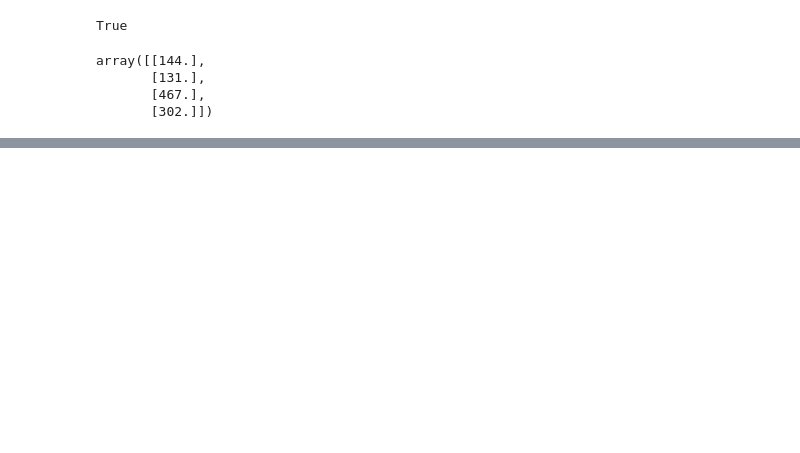
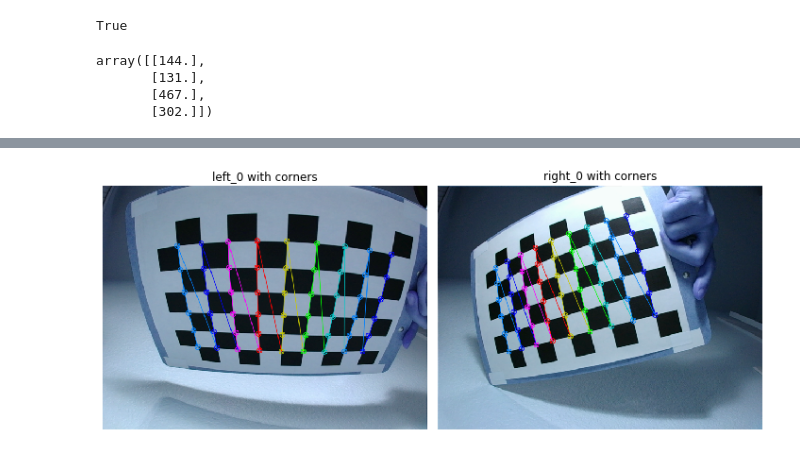
Before and after one commit to eshangaur/Perception-in-Robotics, a Jupyter notebook: project_2a/code/task_2/task_2.ipynb, the cells around one changed output, grey strips where cells are left out. Drawn from its saved outputs; the diff is of its cells as text; code cells hidden in the pictures; blank space fills up the shorter version.

Commit message:
Add files via upload
Task 2: Step 3 is not working for the right image set.

```diff
--- a/project_2a/code/task_2/task_2.ipynb
+++ b/project_2a/code/task_2/task_2.ipynb
@@ -60,0 +65,16 @@ array([[-0.47346989,  0.25329587, -0.00219312,  0.00187593, -0.0522464 ]])
+# %%
+retval_left, corners_2D_left = cv2.findChessboardCorners(left_[0],(6,9))
+# print(retval,corners_2D)
+
+corner_img_left = left_[0].copy()
+corner_img_left = cv2.drawChessboardCorners(corner_img_left,(6,9),corners_2D_left,retval_left)
+#plot_figures({'left_0 with corners': corner_img_left})
+
+retval_right, corners_2D_right = cv2.findChessboardCorners(right_[0],(6,9))
+# print(retval,corners_2D)
+
+corner_img_right = right_[0].copy()
+corner_img_right = cv2.drawChessboardCorners(corner_img_right,(6,9),corners_2D_right,retval_right)
+plot_figures({'left_0 with corners': corner_img_left, 'right_0 with corners': corner_img_right}, 1, 2)
+# %% [output]
+[figure, added]
```
Also changed, not shown: parts of 6 cells of this notebook.
